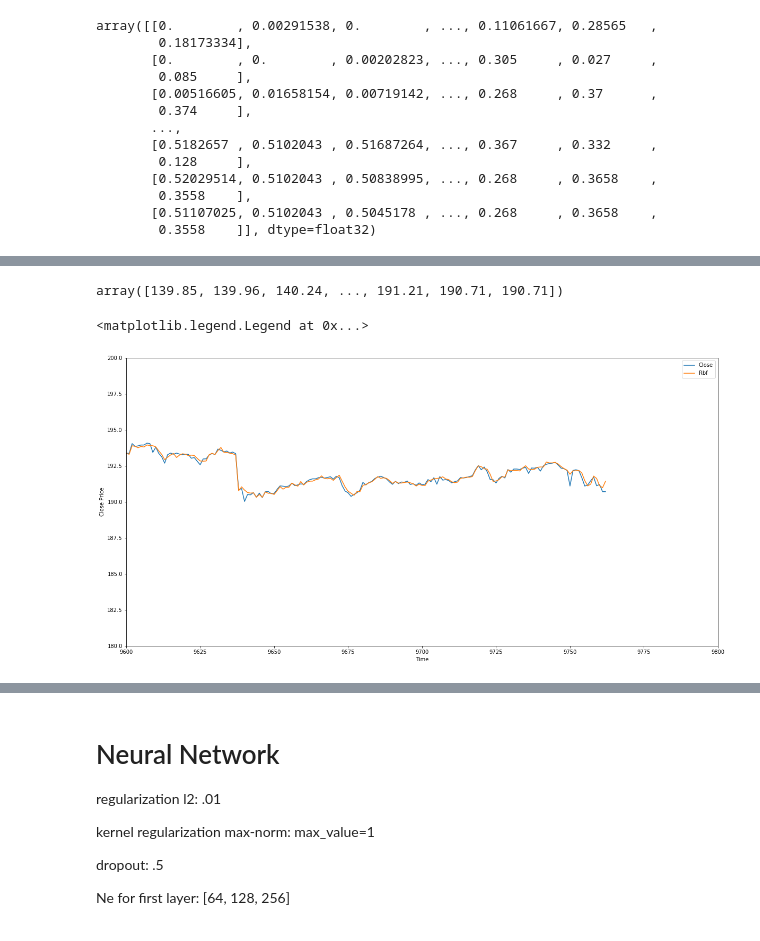
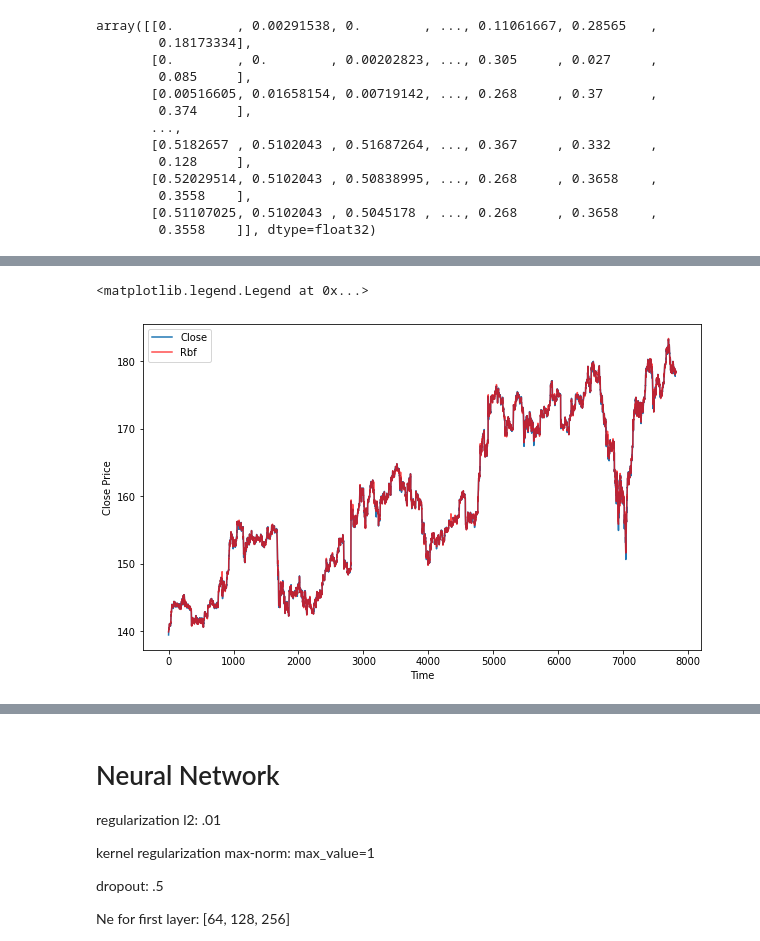
Before and after one commit to JeffJongyoon/Stock-price-prediction, a Jupyter notebook: Model.ipynb, the cells around one changed output, grey strips where cells are left out. Drawn from its saved outputs; the diff is of its cells as text; code cells hidden in the pictures.

```diff
--- a/Model.ipynb
+++ b/Model.ipynb
@@ -63,0 +32,7 @@ df.head()
+# %%
+df = pd.read_pickle('AAPL.pkl')
+fmt = "%Y-%m-%d %H:%M:%S"
+df.index = df.index.strftime(fmt)
+df.reset_index(inplace=True)
+df['SMA100'] = df['Close'].rolling(window = 100).mean()
+df.columns
@@ -88,0 +70,12 @@ df.head()
+# %%
+split_time = int(df.shape[0]*.8)
+time = df.index.values
+series = df['Close'].values
+time_train = time[:split_time]
+x_train = series[:split_time]
+time_valid = time[split_time:]
+x_valid = series[split_time:]
+
+window_size = 100
+batch_size = 300
+shuffle_buffer_size = 1000
@@ -218,3 +337,12 @@ array([[0.        , 0.00291538, 0.        , ..., 0.11061667, 0.28565   ,
+# %%
+data = np.array(df[df.columns[2:-1]])
+y_data = data[:,0]
+x_data = data[:,1:4]
+
+y_train = y_data[:split_time]
+x_train = x_data[:split_time,:]
+y_valid = y_data[split_time:]
+x_valid = x_data[split_time:,:]
 # %%
 from sklearn.svm import SVR
 
@@ -269,18 +365,13 @@ plt.legend()
-# %%
-df['Close'].values
-# %% [output]
-array([139.85, 139.96, 140.24, ..., 191.21, 190.71, 190.71])
 # %%
-%matplotlib inline
-
-plt.figure(figsize=(20,10))
-plt.plot(df['Close'].values, label = 'Close')
-plt.plot(svr_rbf.predict(df.loc[:,['Open','High','Low']].values), label = 'Rbf')
+# %matplotlib inline
+plt.figure(figsize=(10,6))
+plt.plot(y_train, label = 'Close')
+plt.plot(svr_rbf.predict(x_train), color='r', label = 'Rbf', alpha = .7)
 plt.xlabel('Time')
 plt.ylabel('Close Price')
-plt.xlim(9600,9800)
-plt.ylim(180,200)
+# plt.xlim(9600,9800)
+# plt.ylim(180,200)
 plt.legend()
 # %% [output]
 <matplotlib.legend.Legend at 0x...>
-[figure, old version]
+[figure, new version]
```
Also changed, not shown: parts of 43 cells of this notebook.
